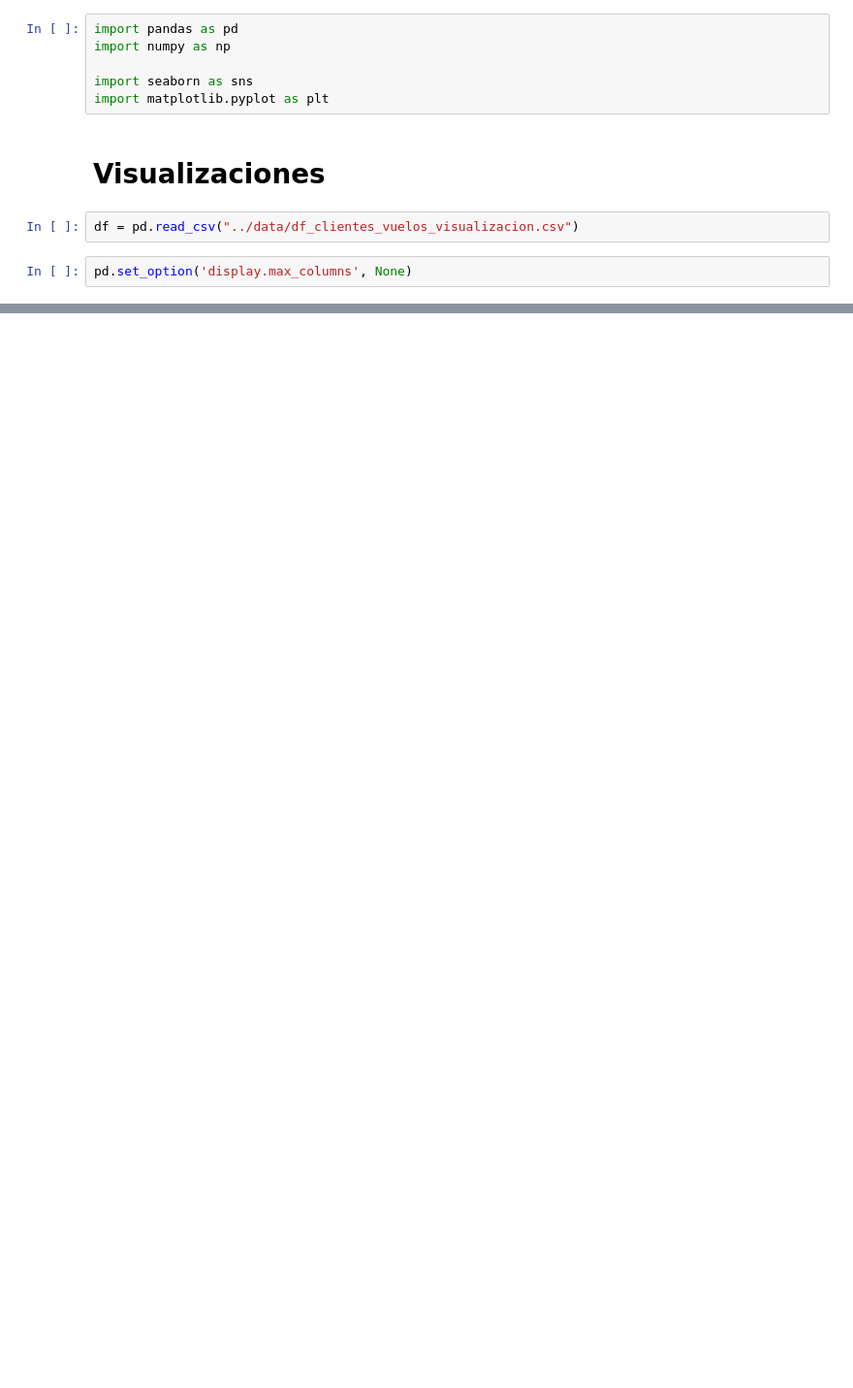
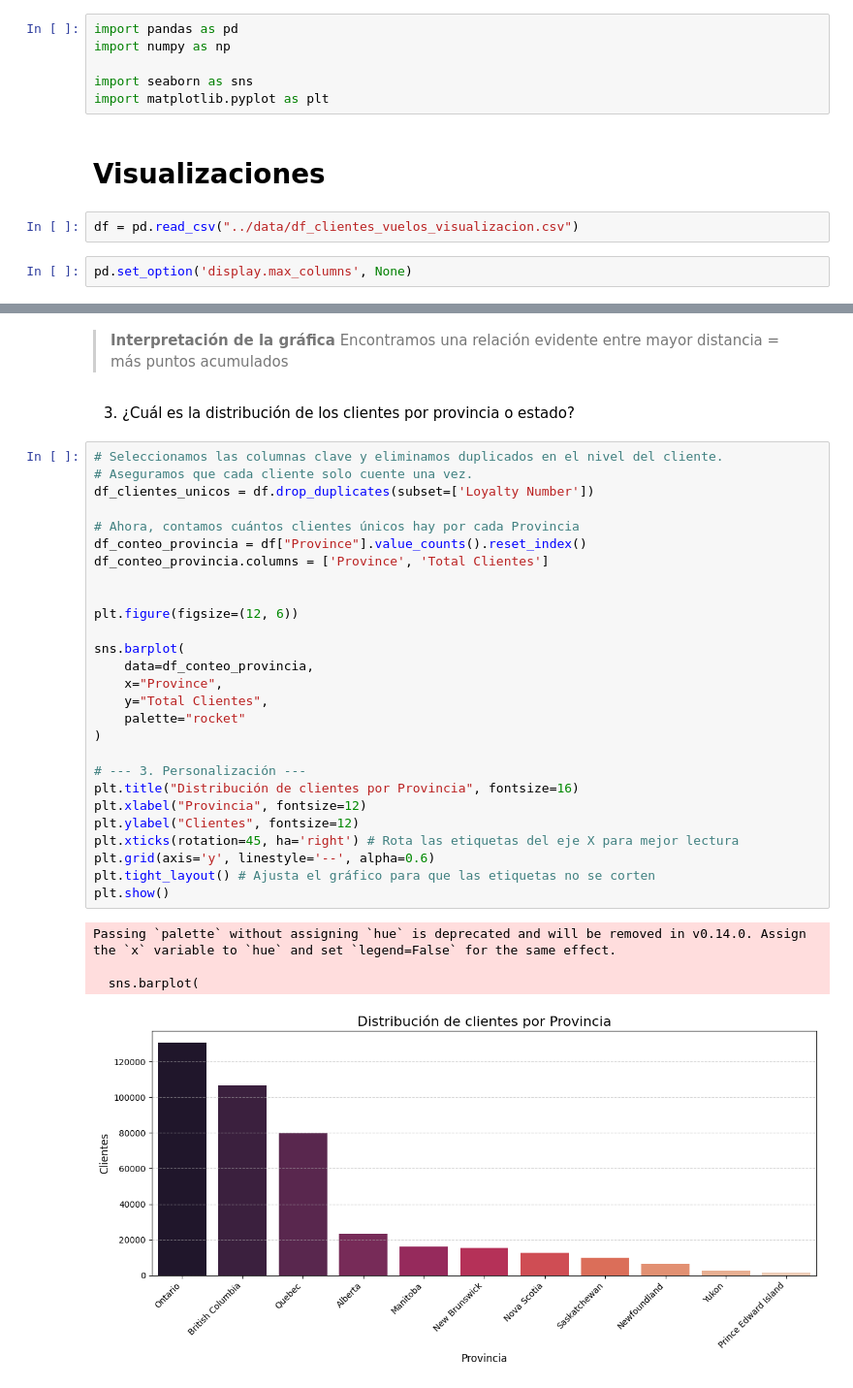
Before and after one commit to Adalab/bda-modulo-3-evaluacion-final-elenapavonfernandez-ui, a Jupyter notebook: notebooks/02_visualizacion.ipynb, the cells around one changed output, grey strips where cells are left out. Shown at 97% size. Cells and saved outputs as stored; diff of their text form; blank space fills up the shorter version.

```diff
--- a/notebooks/02_visualizacion.ipynb
+++ b/notebooks/02_visualizacion.ipynb
@@ -21,0 +80,37 @@ df.head()
+# %% [markdown]
+> **Interpretación de la gráfica**
+Encontramos una relación evidente entre mayor distancia = más puntos acumulados
+# %% [markdown]
+3. ¿Cuál es la distribución de los clientes por provincia o estado?
+# %%
+# Seleccionamos las columnas clave y eliminamos duplicados en el nivel del cliente.
+# Aseguramos que cada cliente solo cuente una vez.
+df_clientes_unicos = df.drop_duplicates(subset=['Loyalty Number'])
+
+# Ahora, contamos cuántos clientes únicos hay por cada Provincia
+df_conteo_provincia = df["Province"].value_counts().reset_index()
+df_conteo_provincia.columns = ['Province', 'Total Clientes']
+
+
+plt.figure(figsize=(12, 6))
+
+sns.barplot(
+    data=df_conteo_provincia,
+    x="Province",
+    y="Total Clientes",
+    palette="rocket"
+)
+
+# --- 3. Personalización ---
+plt.title("Distribución de clientes por Provincia", fontsize=16)
+plt.xlabel("Provincia", fontsize=12)
+plt.ylabel("Clientes", fontsize=12)
+plt.xticks(rotation=45, ha='right') # Rota las etiquetas del eje X para mejor lectura
+plt.grid(axis='y', linestyle='--', alpha=0.6)
+plt.tight_layout() # Ajusta el gráfico para que las etiquetas no se corten
+plt.show()
+# %% [output]
+Passing `palette` without assigning `hue` is deprecated and will be removed in v0.14.0. Assign the `x` variable to `hue` and set `legend=False` for the same effect.
+
+  sns.barplot(
+[figure, added]
```
Also changed, not shown: parts of 17 cells of this notebook, 12 other files.
